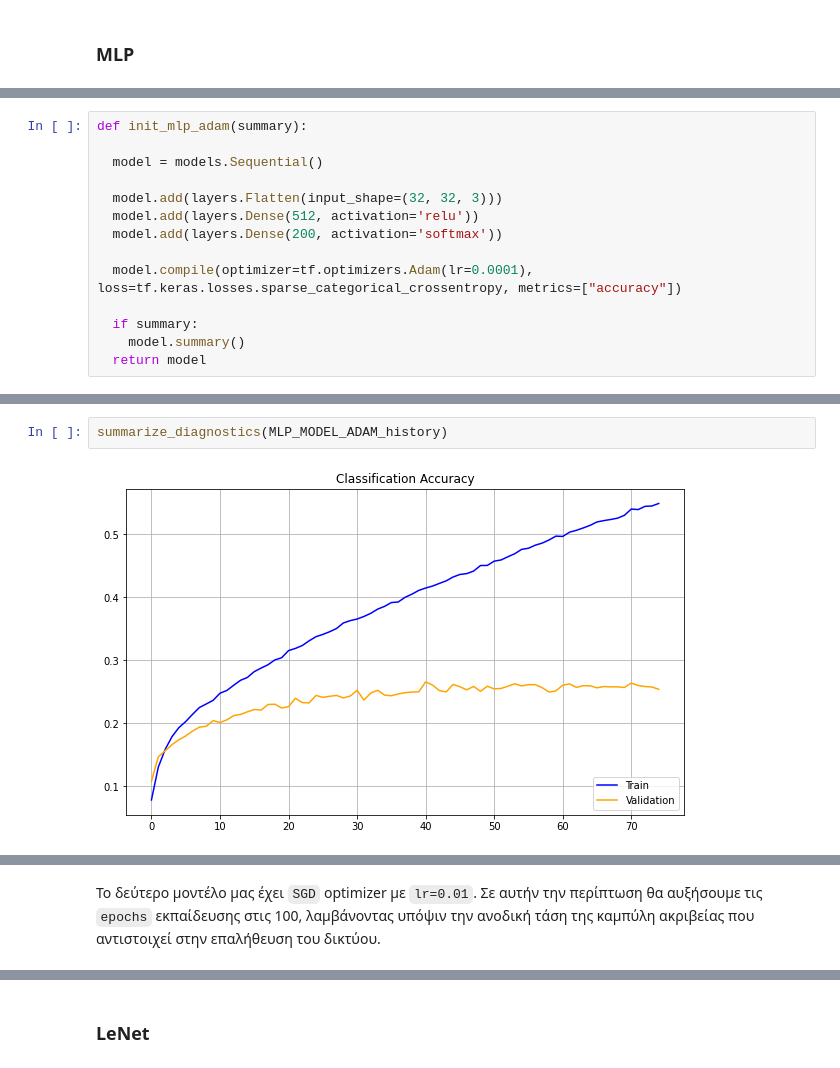
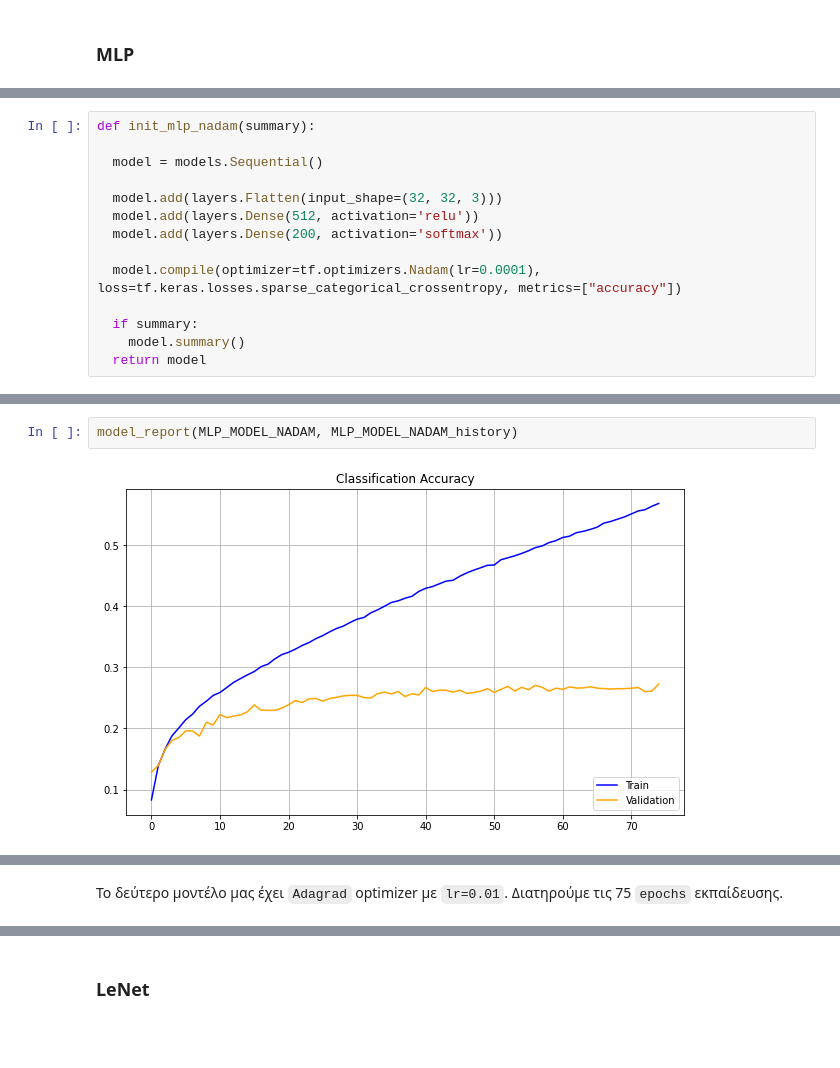
Before and after one commit to sonqo/ntua-ypsilon, a Jupyter notebook: 5_Image_Video_Analysis_Processing/CIFAR_100/CIFAR.ipynb, the cells around one changed output, grey strips where cells are left out. Drawn from its saved outputs; the diff is of its cells as text; blank space fills up the shorter version.

```diff
--- a/5_Image_Video_Analysis_Processing/CIFAR_100/CIFAR.ipynb
+++ b/5_Image_Video_Analysis_Processing/CIFAR_100/CIFAR.ipynb
@@ -329,5 +329,5 @@ summarize_diagnostics(SOFTMAX_MODEL_ADAGRAD_history)
 # %%
-def init_mlp_adam(summary):
+def init_mlp_nadam(summary):
 
   model = models.Sequential()
 
@@ -335,7 +335,7 @@ def init_mlp_adam(summary):
   model.add(layers.Dense(512, activation='relu'))
   model.add(layers.Dense(200, activation='softmax'))
 
-  model.compile(optimizer=tf.optimizers.Adam(lr=0.0001), loss=tf.keras.losses.sparse_categorical_crossentropy, metrics=["accuracy"])
+  model.compile(optimizer=tf.optimizers.Nadam(lr=0.0001), loss=tf.keras.losses.sparse_categorical_crossentropy, metrics=["accuracy"])
 
   if summary:
     model.summary()
@@ -371,4 +371,4 @@ Epoch 75/75
-# %%
-summarize_diagnostics(MLP_MODEL_ADAM_history)
-# %% [output]
-[figure, removed]
+# %%
+model_report(MLP_MODEL_NADAM, MLP_MODEL_NADAM_history)
+# %% [output]
+[figure, added]
@@ -375,3 +379,3 @@ summarize_diagnostics(MLP_MODEL_ADAM_history)
 # %% [markdown]
-Το δεύτερο μοντέλο μας έχει `SGD` optimizer με `lr=0.01`. Σε αυτήν την περίπτωση θα αυξήσουμε τις `epochs` εκπαίδευσης στις 100, λαμβάνοντας υπόψιν την ανοδική τάση της καμπύλη ακριβείας που αντιστοιχεί στην επαλήθευση του δικτύου.
+Το δεύτερο μοντέλο μας έχει `Adagrad` optimizer με `lr=0.01`. Διατηρούμε τις 75 `epochs` εκπαίδευσης.
 # %%
```
Also changed, not shown: parts of 53 cells of this notebook.
